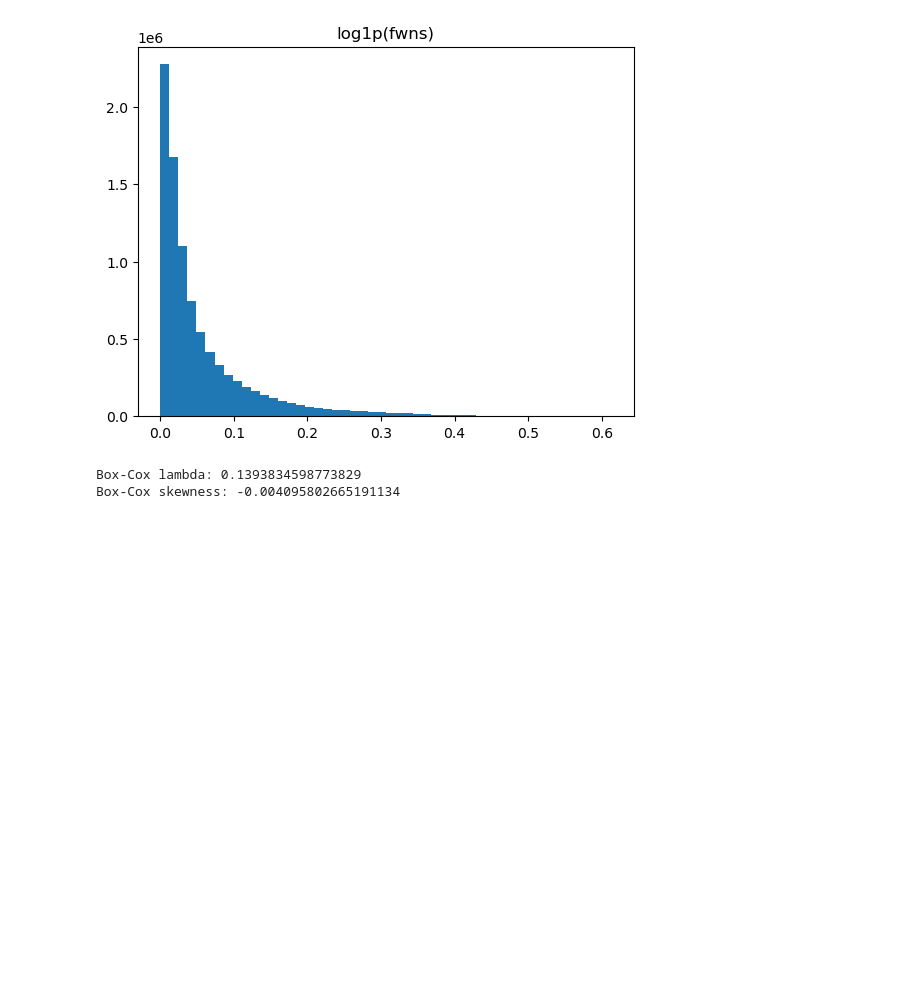
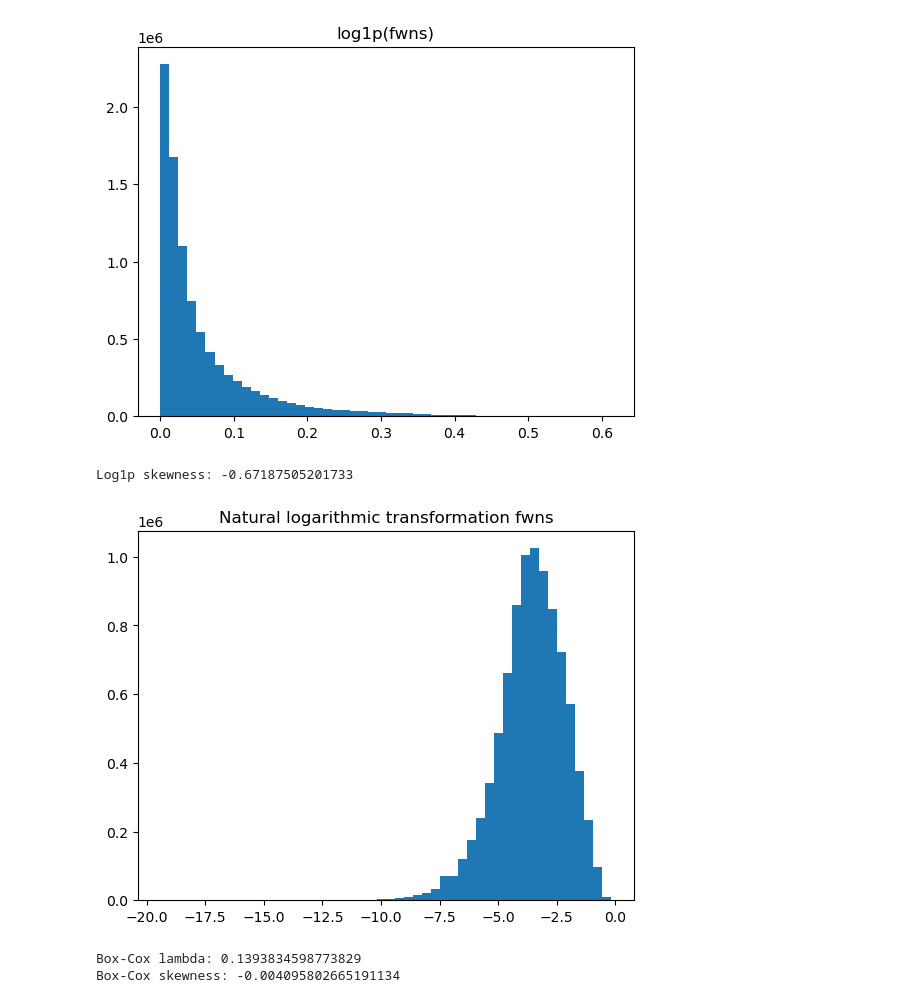
Before and after one commit to marcvem2AED/ML-framework-for-SWF-retrieval, a Jupyter notebook: Data_analysis.ipynb, the cells around one changed output. Drawn from its saved outputs; the diff is of its cells as text; code cells hidden in the pictures; blank space fills up the shorter version.

```diff
--- a/Data_analysis.ipynb
+++ b/Data_analysis.ipynb
@@ -169,6 +170,18 @@ plt.show()
 # %% [output]
 Log1p skewness: 2.3660111
 [figure]
+# %%
+x_log_base = x_pos.apply(lambda x: math.log(x))
+
+print("Log1p skewness:", stats.skew(x_log_base))
+
+plt.figure()
+plt.hist(x_log_base, bins=50)
+plt.title("Natural logarithmic transformation fwns")
+plt.show()
+# %% [output]
+Log1p skewness: -0.67187505201733
+[figure, added]
 # %%
 x_boxcox, lambda_bc = stats.boxcox(x_pos)
 
```
Also changed, not shown: parts of 3 cells of this notebook, 2 other files.
